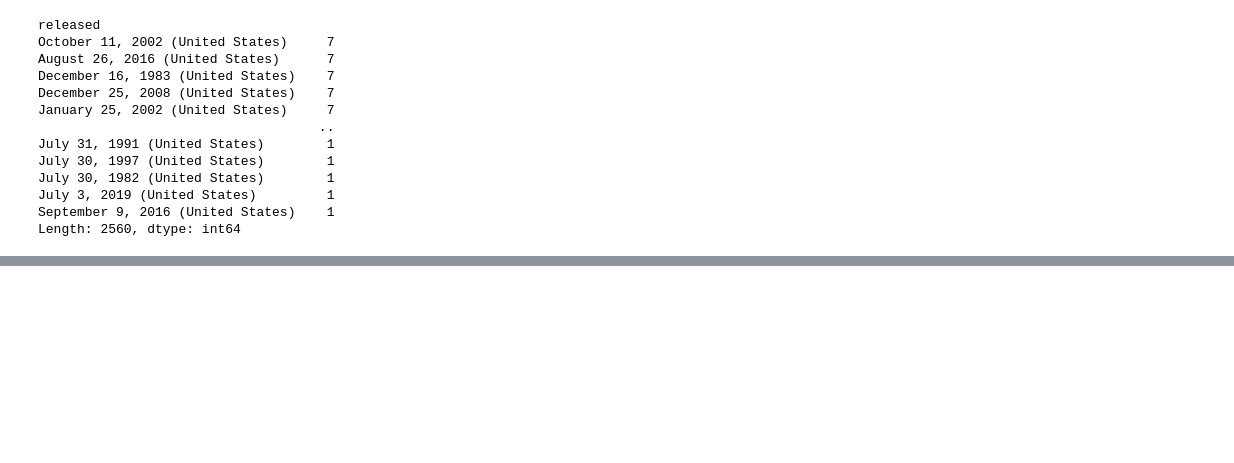
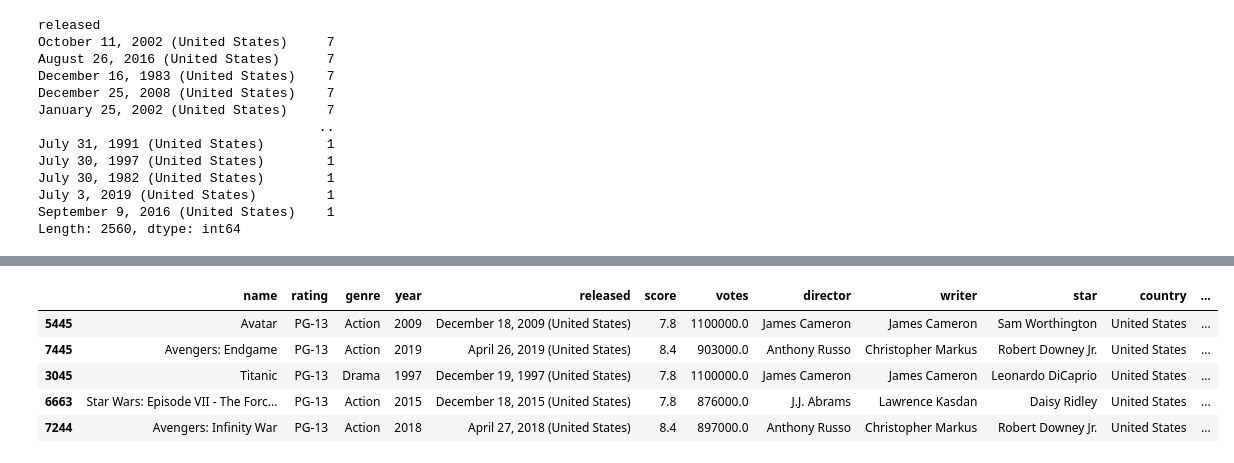
Before and after one commit to veroanalytic/movie-industry-analysis, a Jupyter notebook: Movie Industry Analysis.ipynb, the cells around one changed output, grey strips where cells are left out. Cells and saved outputs as stored; diff of their text form; code cells hidden in the pictures; blank space fills up the shorter version.

```diff
--- a/Movie Industry Analysis.ipynb
+++ b/Movie Industry Analysis.ipynb
@@ -206,0 +189,3 @@ df
+# %%
+# pd.set_option('display.max_rows', None) # look at all the data
+pd.set_option('display.max_rows', 500)
@@ -206,0 +241,9 @@ df
+# %%
+df.head()
+# %% [output]
+|  | name | rating | genre | year | released | score | votes | director | writer | star | country | ... |
+| 5445 | Avatar | PG-13 | Action | 2009 | December 18, 2009 (United States) | 7.8 | 1100000.0 | James Cameron | James Cameron | Sam Worthington | United States | ... |
+| 7445 | Avengers: Endgame | PG-13 | Action | 2019 | April 26, 2019 (United States) | 8.4 | 903000.0 | Anthony Russo | Christopher Markus | Robert Downey Jr. | United States | ... |
+| 3045 | Titanic | PG-13 | Drama | 1997 | December 19, 1997 (United States) | 7.8 | 1100000.0 | James Cameron | James Cameron | Leonardo DiCaprio | United States | ... |
+| 6663 | Star Wars: Episode VII - The Forc... | PG-13 | Action | 2015 | December 18, 2015 (United States) | 7.8 | 876000.0 | J.J. Abrams | Lawrence Kasdan | Daisy Ridley | United States | ... |
+| 7244 | Avengers: Infinity War | PG-13 | Action | 2018 | April 27, 2018 (United States) | 8.4 | 897000.0 | Anthony Russo | Christopher Markus | Robert Downey Jr. | United States | ... |
```
Also changed, not shown: parts of 18 cells of this notebook, 1 other file.
